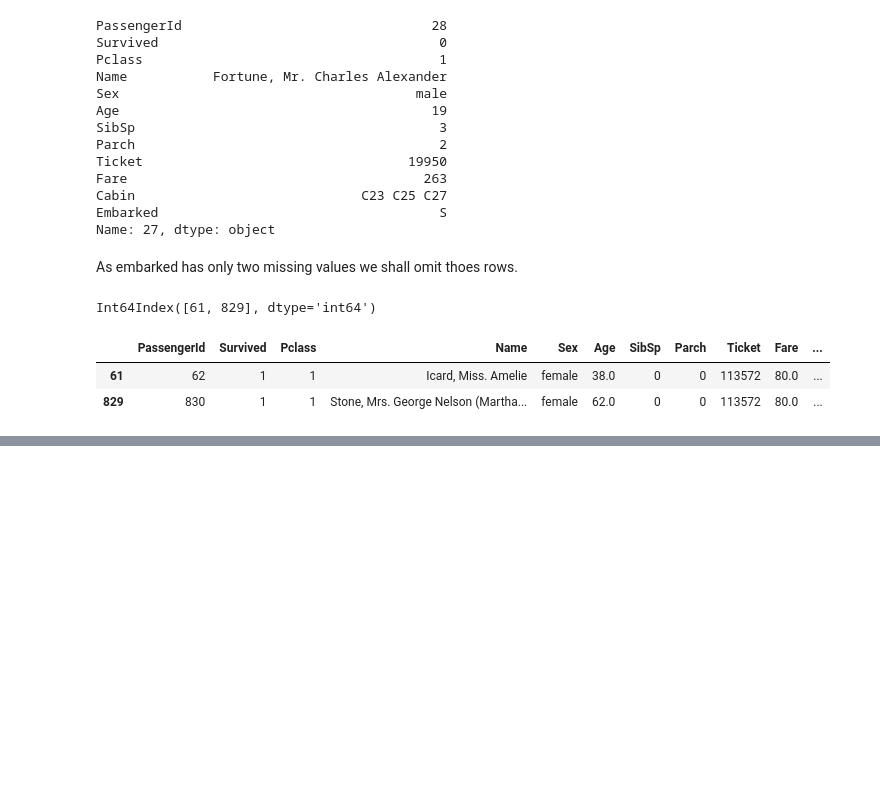
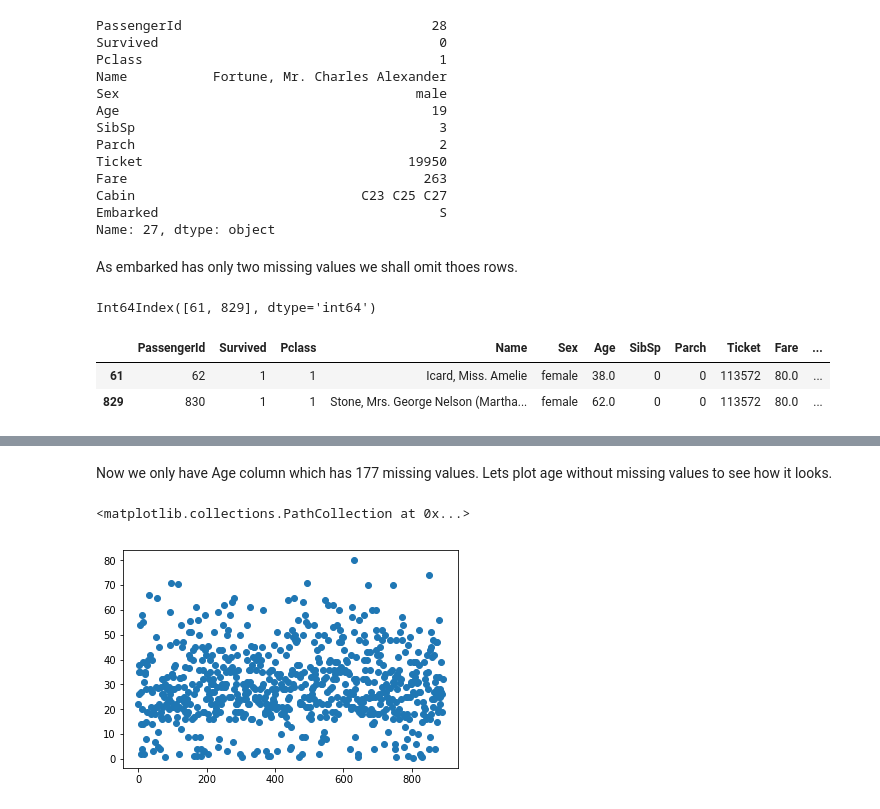
Before and after one commit to ravichikkam/Titanic-ML_Kaggle, a Jupyter notebook: model.ipynb, the cells around one changed output, grey strips where cells are left out. Cells and saved outputs as stored; diff of their text form; code cells hidden in the pictures; blank space fills up the shorter version.

```diff
--- a/model.ipynb
+++ b/model.ipynb
@@ -122,3 +123,6 @@ df.iloc[[61, 829]]
 |  | PassengerId | Survived | Pclass | Name | Sex | Age | SibSp | Parch | Ticket | Fare | ... |
 | 61 | 62 | 1 | 1 | Icard, Miss. Amelie | female | 38.0 | 0 | 0 | 113572 | 80.0 | ... |
 | 829 | 830 | 1 | 1 | Stone, Mrs. George Nelson (Martha... | female | 62.0 | 0 | 0 | 113572 | 80.0 | ... |
+# %%
+df = df.drop(df.index[rows])
+df.shape
@@ -124,0 +139,2 @@ df.iloc[[61, 829]]
+# %%
+df = df.drop("Cabin", axis = 1)
@@ -124,0 +165,7 @@ df.iloc[[61, 829]]
+# %% [markdown]
+Now we only have Age column which has 177 missing values. Lets plot age without missing values to see how it looks.
+# %%
+plt.scatter(df.index, df.Age)
+# %% [output]
+<matplotlib.collections.PathCollection at 0x...>
+[figure, added]
```
Also changed, not shown: parts of 19 cells of this notebook.
